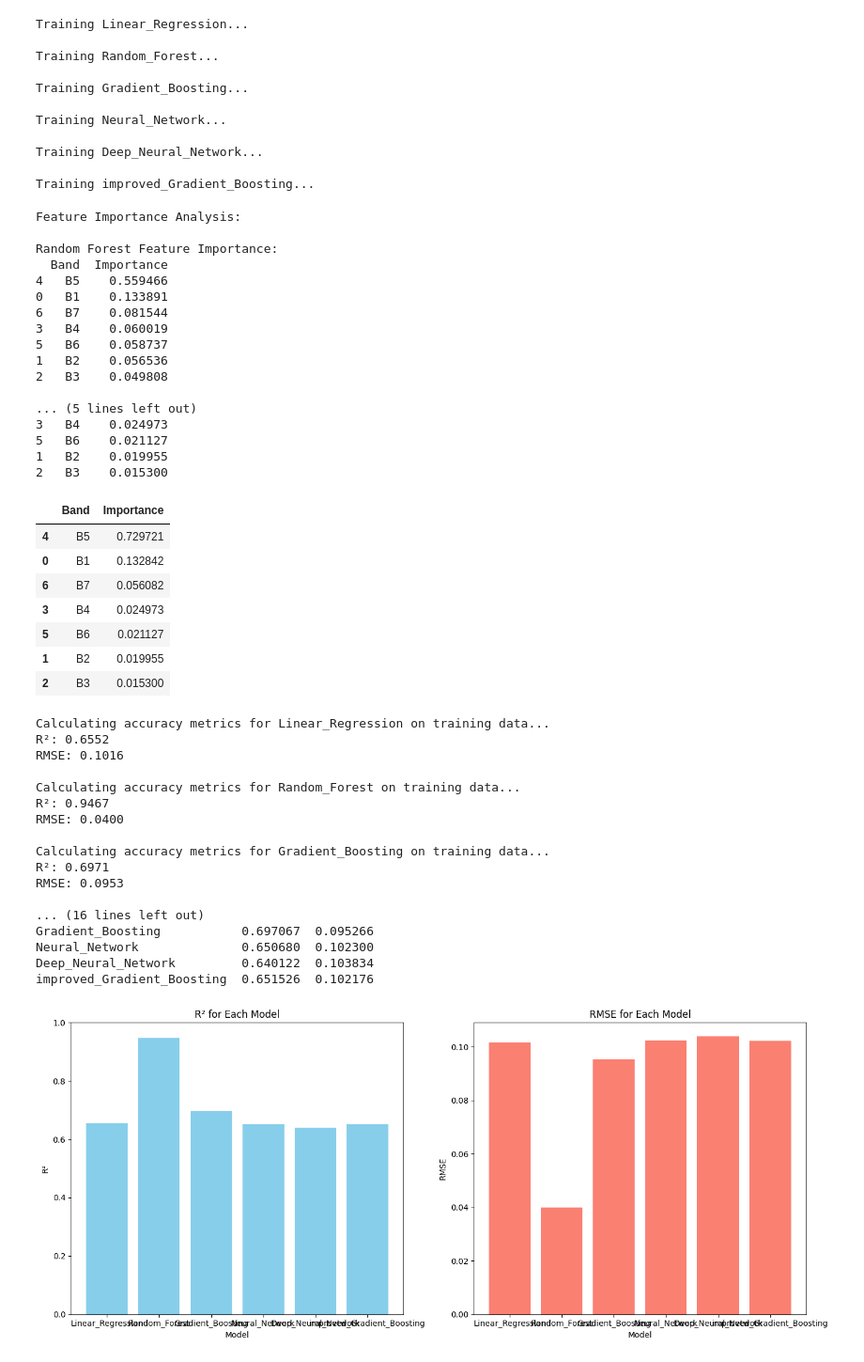
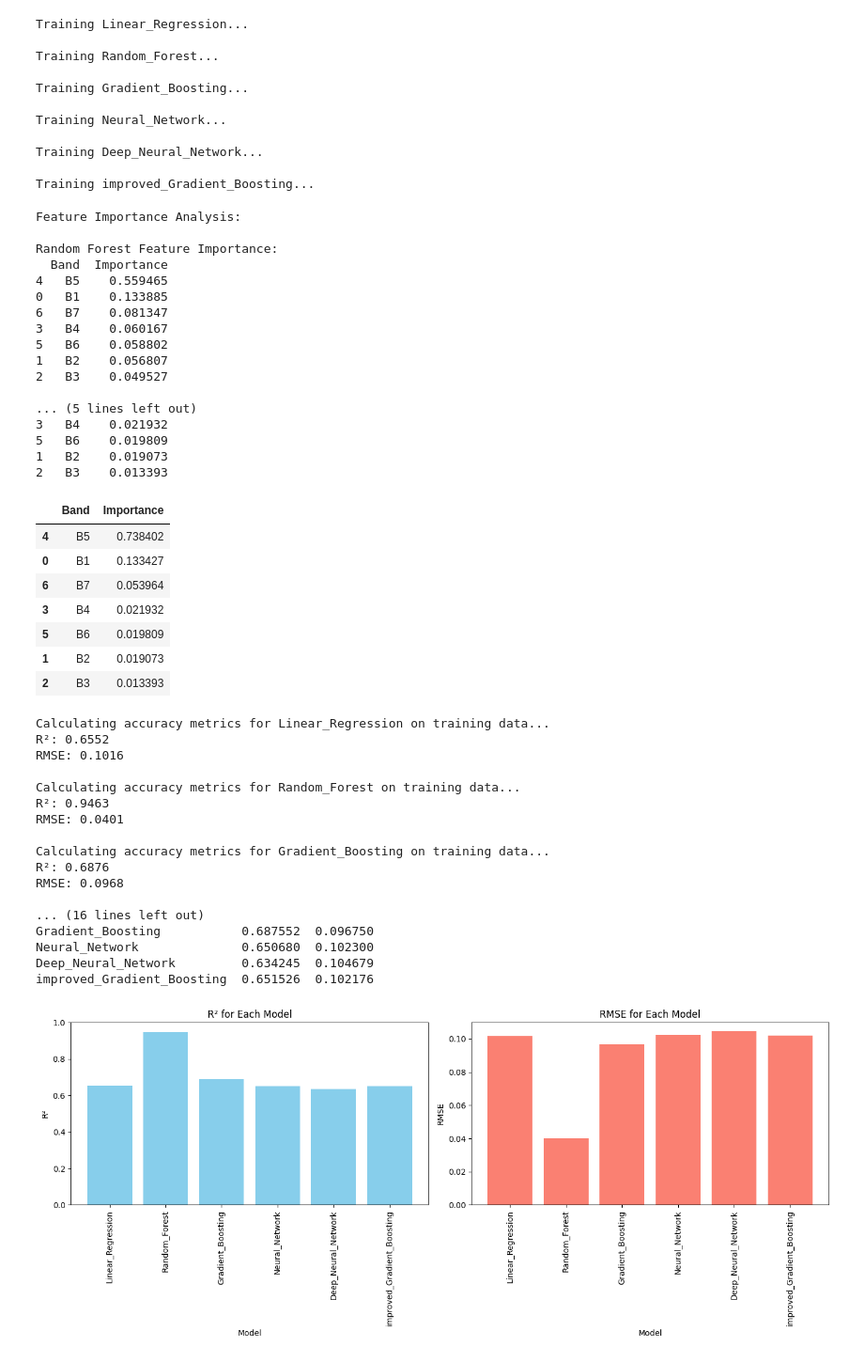
Before and after one commit to OriRoth22/tierra_spec_task, a Jupyter notebook: tierra_spec.ipynb, the cells around one changed output. Shown at 94% size. Cells and saved outputs as stored; diff of their text form; code cells hidden in the pictures.

```diff
--- a/tierra_spec.ipynb
+++ b/tierra_spec.ipynb
@@ -543,13 +593,13 @@ X_test_new_scaled = scaler.transform(X_test_new)
 # Initialize models
 models = {
     'Linear_Regression': LinearRegression(),
-    'Random_Forest': RandomForestRegressor(n_estimators=200, random_state=42),
-    'Gradient_Boosting': GradientBoostingRegressor(n_estimators=200, random_state=42),
+    'Random_Forest': RandomForestRegressor(n_estimators=150, random_state=42),
+    'Gradient_Boosting': GradientBoostingRegressor(n_estimators=150, random_state=42),
     'Neural_Network': MLPRegressor(hidden_layer_sizes=(64, 32), max_iter=1000, random_state=42)
 }
 
 models['Deep_Neural_Network'] = MLPRegressor(
-    hidden_layer_sizes=(128, 64, 32),
+    hidden_layer_sizes=(128, 64, 32, 16, 8),  # Added more layers
     max_iter=2000,
     random_state=42,
     learning_rate_init=0.001,
@@ -557,7 +607,7 @@ models['Deep_Neural_Network'] = MLPRegressor(
 )
 
 models['improved_Gradient_Boosting'] = GradientBoostingRegressor(
-    n_estimators=300,       # Increase the number of trees
+    n_estimators=100,       # Increase the number of trees
     learning_rate=0.05,     # Lower learning rate for better generalization
     max_depth=4,            # Deeper trees may improve performance
     min_samples_leaf=10,    # Prevent overfitting by ensuring sufficient data in each leaf
@@ -585,16 +635,14 @@ for name, model in models.items():
     pred2 = model.predict(X)
     predictions_train [f'{name}_prediction'] = pred2
 
+# Create results DataFrame with train data and predictions
+
 results_train =df.copy()
 for name, pred in predictions_train.items():
     results_train[name] = pred
 
 # Create results DataFrame with original data and predictions
 results_df = test_df.copy()
-
-for name, pred in predictions.items():
-    results_df[name] = pred
-
 for name, pred in predictions.items():
     results_df[name] = pred  # Add predictions as new columns
 
@@ -639,27 +687,27 @@ Feature Importance Analysis:
 
 Random Forest Feature Importance:
   Band  Importance
-4   B5    0.559466
-0   B1    0.133891
-6   B7    0.081544
-3   B4    0.060019
-5   B6    0.058737
-1   B2    0.056536
-2   B3    0.049808
+4   B5    0.559465
+0   B1    0.133885
+6   B7    0.081347
+3   B4    0.060167
+5   B6    0.058802
+1   B2    0.056807
+2   B3    0.049527
 
 ... (5 lines left out)
-3   B4    0.024973
-5   B6    0.021127
-1   B2    0.019955
-2   B3    0.015300
+3   B4    0.021932
+5   B6    0.019809
+1   B2    0.019073
+2   B3    0.013393
 |  | Band | Importance |
-| 4 | B5 | 0.729721 |
-| 0 | B1 | 0.132842 |
-| 6 | B7 | 0.056082 |
-| 3 | B4 | 0.024973 |
-| 5 | B6 | 0.021127 |
-| 1 | B2 | 0.019955 |
-| 2 | B3 | 0.015300 |
+| 4 | B5 | 0.738402 |
+| 0 | B1 | 0.133427 |
+| 6 | B7 | 0.053964 |
+| 3 | B4 | 0.021932 |
+| 5 | B6 | 0.019809 |
+| 1 | B2 | 0.019073 |
+| 2 | B3 | 0.013393 |
 # %%
 import matplotlib.pyplot as plt
 import numpy as np
@@ -692,43 +740,45 @@ metrics_df = pd.DataFrame(training_metrics).T
 print("\nTraining Metrics Summary:")
 print(metrics_df)
 
-# Optionally save the metrics to a CSV
-metrics_df.to_csv('training_metrics.csv', index=True)
+# save the metrics to a CSV
+#metrics_df.to_csv('training_metrics.csv', index=True)
 
 # Plot the R² and RMSE for each model
 fig, ax = plt.subplots(1, 2, figsize=(14, 6))
 
 # Plot R²
 ax[0].bar(metrics_df.index, metrics_df['R2'], color='skyblue')
+ax[0].tick_params(axis='x', rotation=90)
 ax[0].set_title('R² for Each Model')
 ax[0].set_xlabel('Model')
 ax[0].set_ylabel('R²')
 ax[0].set_ylim([0, 1])
 
 # Plot RMSE
 ax[1].bar(metrics_df.index, metrics_df['RMSE'], color='salmon')
+ax[1].tick_params(axis='x', rotation=90)
 ax[1].set_title('RMSE for Each Model')
 ax[1].set_xlabel('Model')
 ax[1].set_ylabel('RMSE')
 
 plt.tight_layout()
 plt.show()
 # %% [output]
 Calculating accuracy metrics for Linear_Regression on training data...
 R²: 0.6552
 RMSE: 0.1016
 
 Calculating accuracy metrics for Random_Forest on training data...
-R²: 0.9467
-RMSE: 0.0400
+R²: 0.9463
+RMSE: 0.0401
 
 Calculating accuracy metrics for Gradient_Boosting on training data...
-R²: 0.6971
-RMSE: 0.0953
+R²: 0.6876
+RMSE: 0.0968
 
 ... (16 lines left out)
-Gradient_Boosting           0.697067  0.095266
+Gradient_Boosting           0.687552  0.096750
 Neural_Network              0.650680  0.102300
-Deep_Neural_Network         0.640122  0.103834
+Deep_Neural_Network         0.634245  0.104679
 improved_Gradient_Boosting  0.651526  0.102176
-[figure, old version]
+[figure, new version]
```
Also changed, not shown: parts of 39 cells of this notebook.
